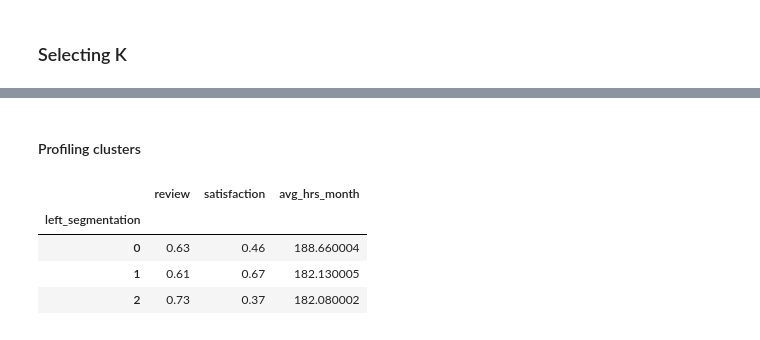
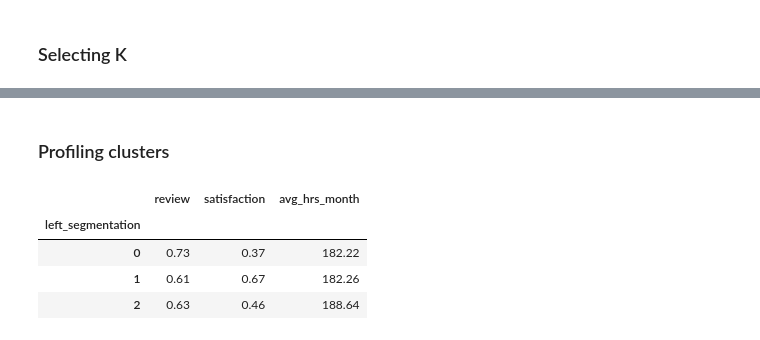
Before and after one commit to ericyaang/employee-attrition, a Jupyter notebook: segment_employee.ipynb, the cells around one changed output, grey strips where cells are left out. Drawn from its saved outputs; the diff is of its cells as text; code cells hidden in the pictures.

```diff
--- a/segment_employee.ipynb
+++ b/segment_employee.ipynb
@@ -12,8 +10,14 @@ import plotly.express as px
 import plotly.io as pio
 pio.templates.default = "simple_white"
 
-# load full training set
-df = pd.read_pickle(r"train_enc.pkl")
+
+# Set seeds for reproducibility
+seed = 123
+
+
+# Read data
+df = pd.read_csv(
+    r'C:\Users\Eric\Documents\employee-attrition\employee-attrition\data\employee_churn_data.csv')
 
 # Separate labels and target
 X, y =  df.drop(columns="left", axis = 1), df["left"]
@@ -234,18 +239,18 @@ for n_clusters in candidates:
 # %% [markdown]
-#### Profiling clusters
+### Profiling clusters
 # %%
 # Adding the cluster labels as a new feature called turnover_segmentation in my clustered dataset
 k = 3
-km = KMeans(n_clusters=k, random_state=1234).fit(scaled_left_cluster)
+km = KMeans(n_clusters=k, random_state=seed).fit(scaled_left_cluster)
 labels = km.labels_
 df_cluster['left_segmentation'] = labels
 
 # Checking turnover segmentation features according to centroids
-centroids = df_cluster.groupby('left_segmentation')[left_features].mean().round(2)
+centroids = df_cluster.groupby('left_segmentation')[cluster_features].mean().round(2)
 centroids
 # %% [output]
 |  | review | satisfaction | avg_hrs_month |
 | left_segmentation |  |  |  |
-| 0 | 0.63 | 0.46 | 188.660004 |
-| 1 | 0.61 | 0.67 | 182.130005 |
-| 2 | 0.73 | 0.37 | 182.080002 |
+| 0 | 0.73 | 0.37 | 182.22 |
+| 1 | 0.61 | 0.67 | 182.26 |
+| 2 | 0.63 | 0.46 | 188.64 |
```
Also changed, not shown: parts of 14 cells of this notebook, 2 other files.
